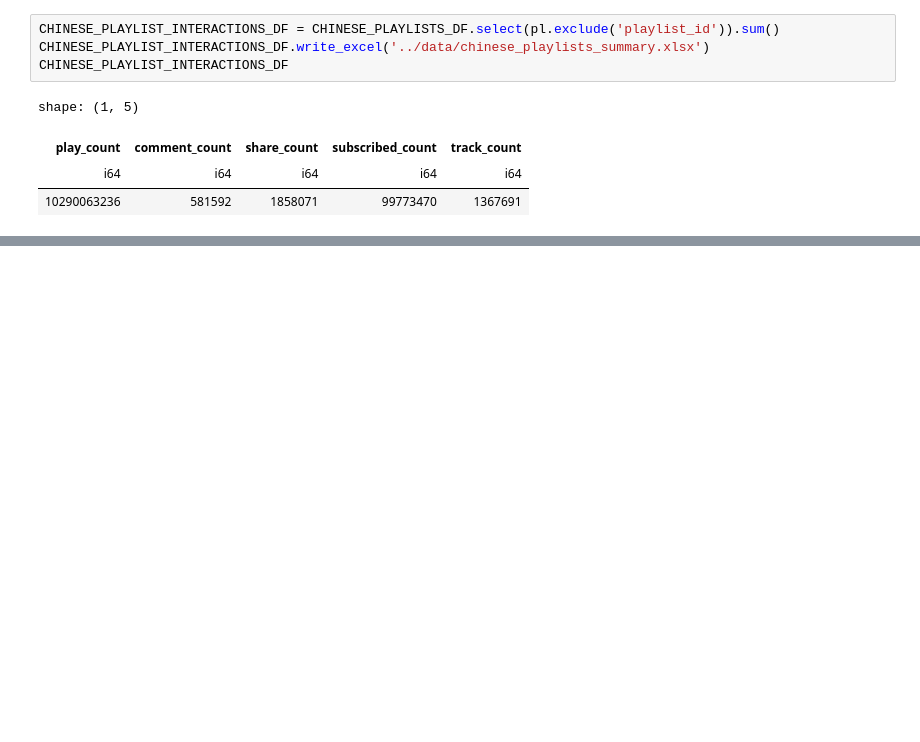
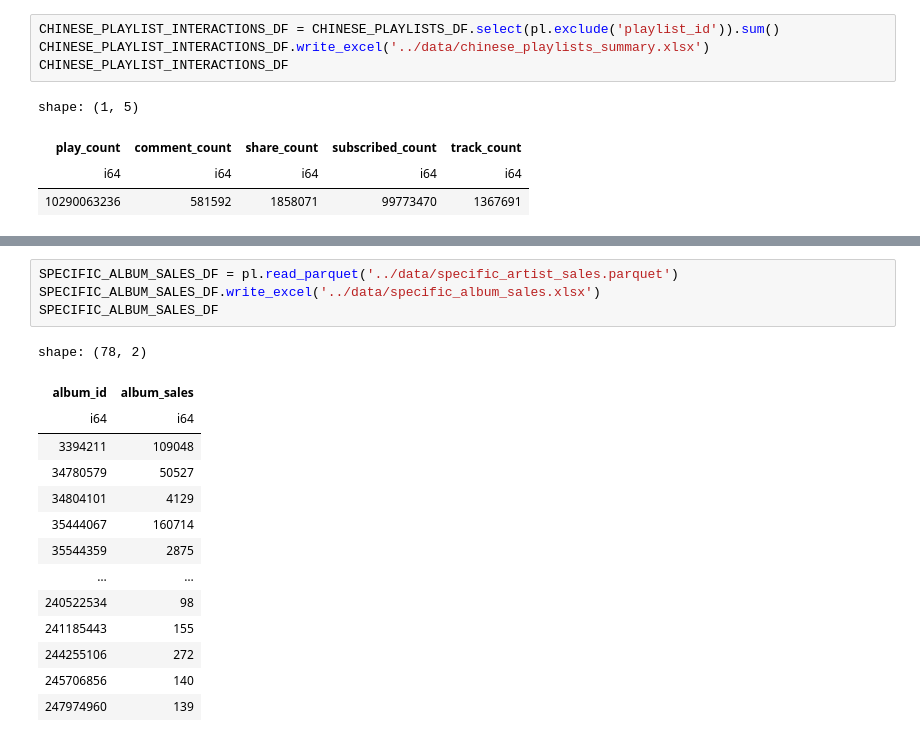
Before and after one commit to kaid/netease_music_genre_analysis, a Jupyter notebook: notes/analyze.ipynb, the cells around one changed output, grey strips where cells are left out. Cells and saved outputs as stored; diff of their text form; blank space fills up the shorter version.

```diff
--- a/notes/analyze.ipynb
+++ b/notes/analyze.ipynb
@@ -105,0 +143,19 @@ shape: (1, 5)
+# %%
+SPECIFIC_ALBUM_SALES_DF = pl.read_parquet('../data/specific_artist_sales.parquet')
+SPECIFIC_ALBUM_SALES_DF.write_excel('../data/specific_album_sales.xlsx')
+SPECIFIC_ALBUM_SALES_DF
+# %% [output]
+shape: (78, 2)
+| album_id | album_sales |
+| i64 | i64 |
+| 3394211 | 109048 |
+| 34780579 | 50527 |
+| 34804101 | 4129 |
+| 35444067 | 160714 |
+| 35544359 | 2875 |
+| … | … |
+| 240522534 | 98 |
+| 241185443 | 155 |
+| 244255106 | 272 |
+| 245706856 | 140 |
+| 247974960 | 139 |
```
Also changed, not shown: parts of 5 cells of this notebook, 7 other files.
